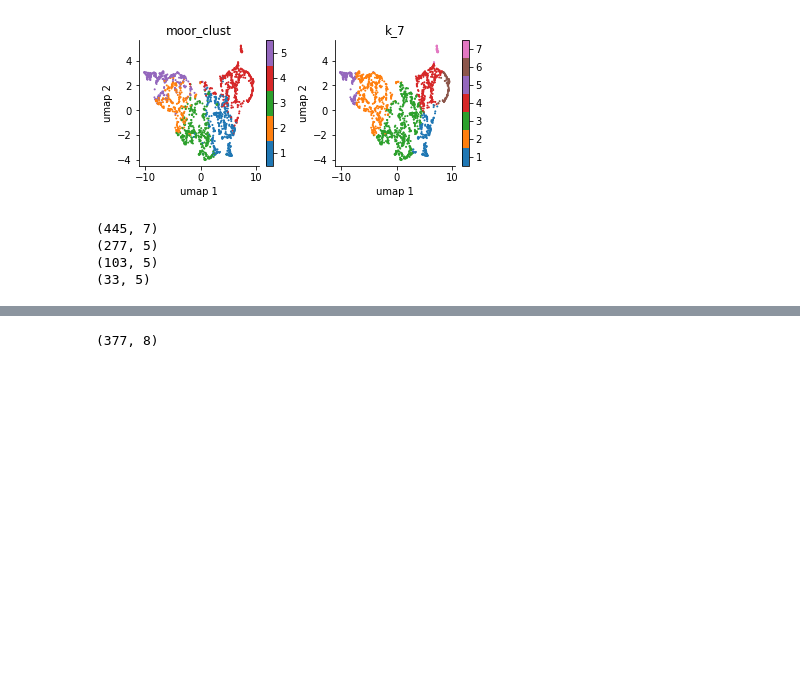
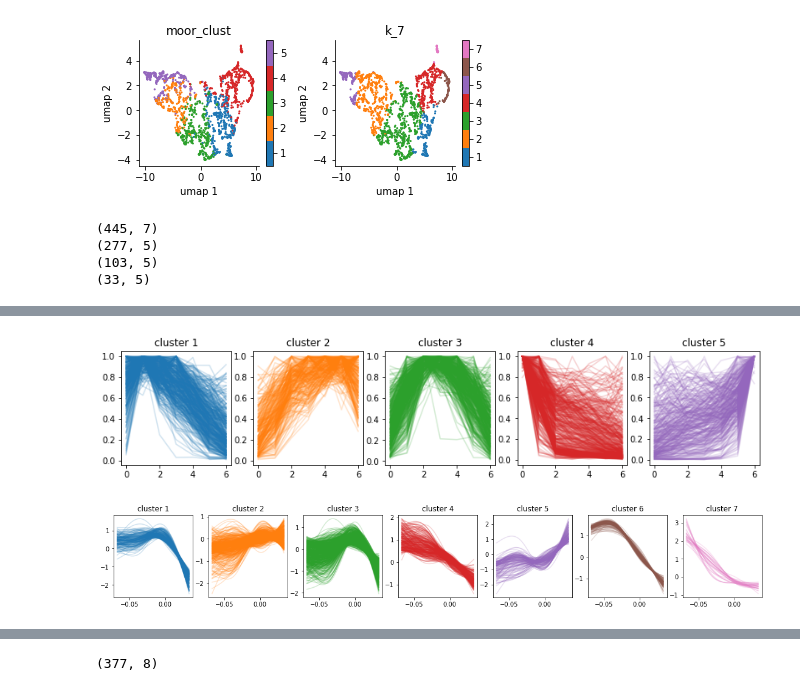
Before and after one commit to yashpatel5400/gliss, a Jupyter notebook: notebooks/setup_real_data_entero_part2.ipynb, the cells around one changed output, grey strips where cells are left out. Drawn from its saved outputs; the diff is of its cells as text; code cells hidden in the pictures; blank space fills up the shorter version.

```diff
--- a/notebooks/setup_real_data_entero_part2.ipynb
+++ b/notebooks/setup_real_data_entero_part2.ipynb
@@ -303,0 +355,8 @@ mtx2 = ours_mtx_sel(int_df, c_mtx, 7, use_k)
+# %%
+plot_cluster_curves(int_df, 'moor_clust', cmp_dict['moor'])
+# %% [output]
+[figure, added]
+# %%
+plot_cluster_curves(int_df, use_k, cmp_dict['ours'])
+# %% [output]
+[figure, added]
```
Also changed, not shown: parts of 7 cells of this notebook, 2 other files.
